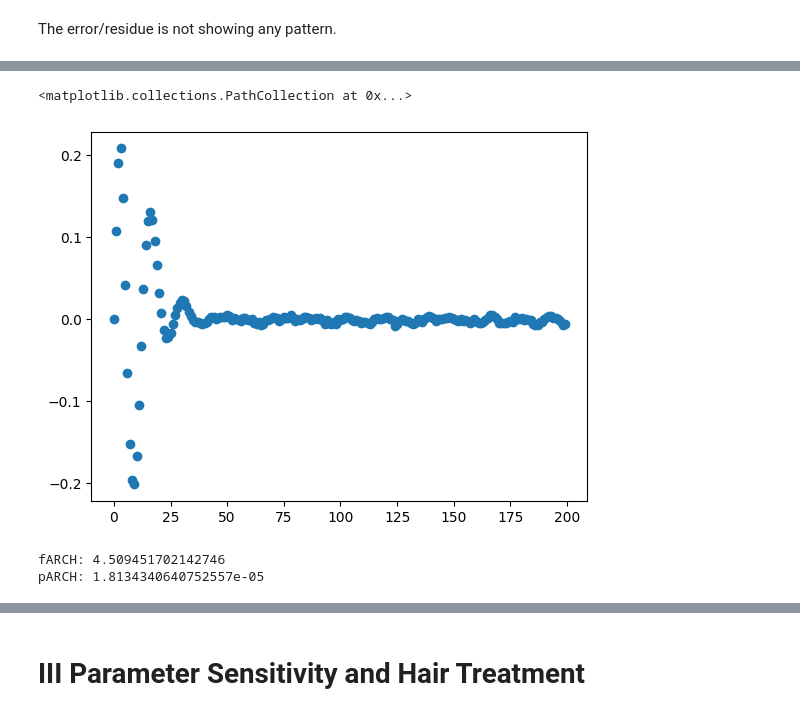
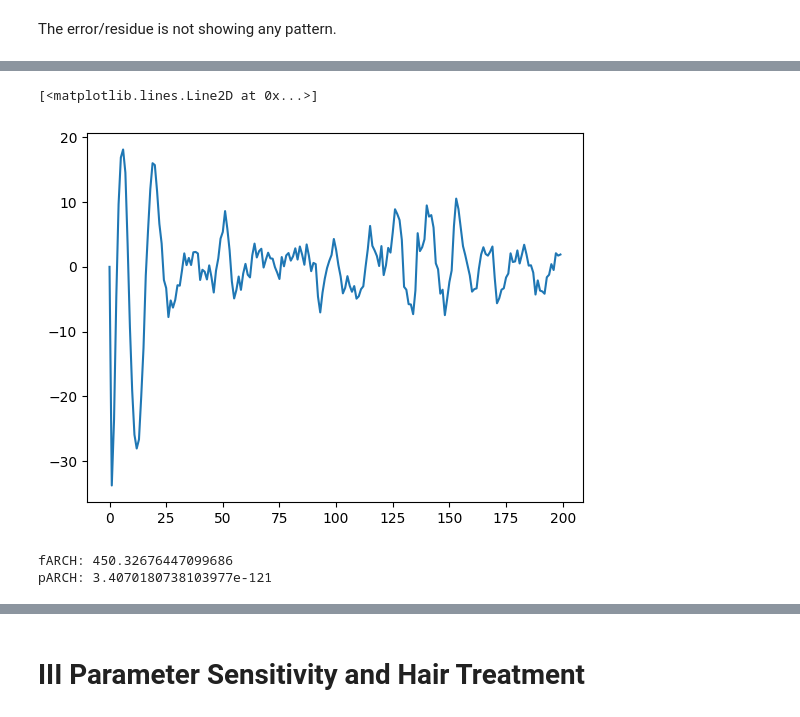
Before and after one commit to yasfaw/MM-project-II, a Jupyter notebook: hair_cycle_modeling.ipynb, the cells around one changed output, grey strips where cells are left out. Cells and saved outputs as stored; diff of their text form; code cells hidden in the pictures.

```diff
--- a/hair_cycle_modeling.ipynb
+++ b/hair_cycle_modeling.ipynb
@@ -305,7 +286,9 @@ n_simulation = 25
 
 A, C, T = [],[],[]
 for i in range(n_simulation):
-    all_phases, all_cycles = simulate_population(N, T_end)
+    rnd = np.random.rand()
+    initial_phase='A' if rnd < .5 else 'T' if .5<=rnd<.8 else 'C'
+    all_phases, all_cycles = simulate_population(N, T_end,initial_phase=initial_phase, include_M=False)
     data= population_statistics(all_phases, all_cycles)
     A.append(data['A'])
     C.append(data['C'])
@@ -396,6 +356,7 @@ def residuals(theta, t_eval, data, x0):
     pred = simulate(theta, t_eval, x0)
     return (data - pred).ravel()
 # %%
+import matplotlib.pyplot as plt
 A = np.array(A)
 A.shape
 A_avg = np.mean(A,axis=0)
@@ -413,8 +374,8 @@ c=  C_avg/N
 r = T_avg/N
 
 # time steps
-t_data = np.arange(T_end)
-norm_data = np.array([a, c, r]). T
+t_data = np.arange(200)
+norm_data = np.array([a[0:], c[0:], r[0:]]). T
 norm_data.shape
 # %% [output]
 (200, 3)
@@ -589,0 +560,16 @@ result.fun.sha
+# %%
+#Uncertainty
+
+r = result.fun
+J = result.jac
+
+n = len(r)
+p = len(result.x)
+
+sigma2 = (r @ r) / (n - p) # noise estimate
+cov = sigma2 * np.linalg.inv(J.T @ J) # parameter uncertainty
+
+se = np.sqrt(np.diag(cov))
+print(f'covariance \n {cov}')
+print(f'standard error  \n {se}')
+res = r.reshape((T_end,2))
@@ -590,17 +595,17 @@ result.fun.sha
 # %%
-plt.scatter(t_data,result.fun.reshape((200,2))[:,0])
+plt.plot(t_data,res[:,0]*1000)
 # %% [output]
-<matplotlib.collections.PathCollection at 0x...>
+[<matplotlib.lines.Line2D at 0x...>]
-[figure, old version]
+[figure, new version]
 # %%
 # Use the ARCH test by R. F. Engle, which assumes no autocorrelation
 from statsmodels.stats.diagnostic import het_arch
 
 res = result.fun.reshape((200,2))
-[fARCH,pARCH] = het_arch(res[50:,0])[-2:]
+[fARCH,pARCH] = het_arch(res[:,0])[-2:]
 
 print("fARCH:",fARCH)
 print("pARCH:",pARCH)
 # %% [output]
-fARCH: 4.509451702142746
-pARCH: 1.8134340640752557e-05
+fARCH: 450.32676447099686
+pARCH: 3.4070180738103977e-121
```
Also changed, not shown: parts of 32 cells of this notebook, 1 other file.
